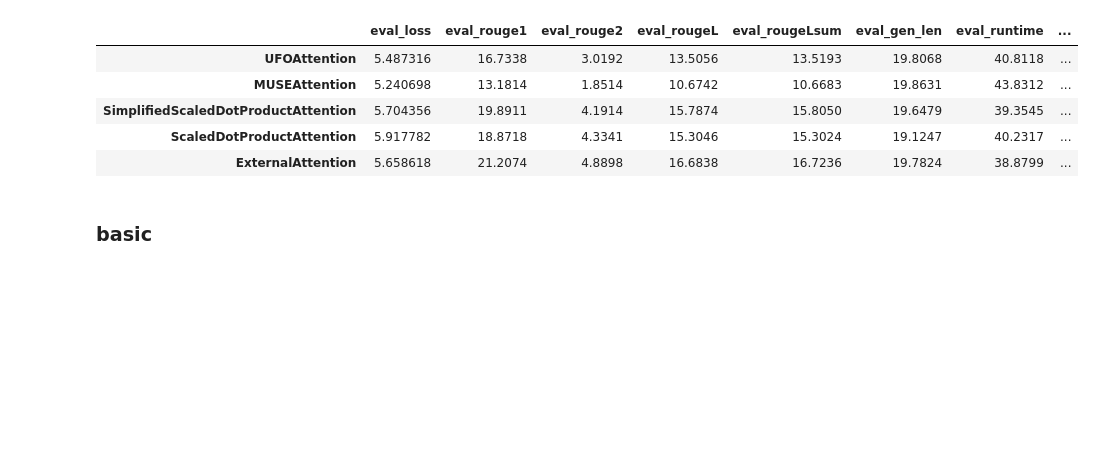
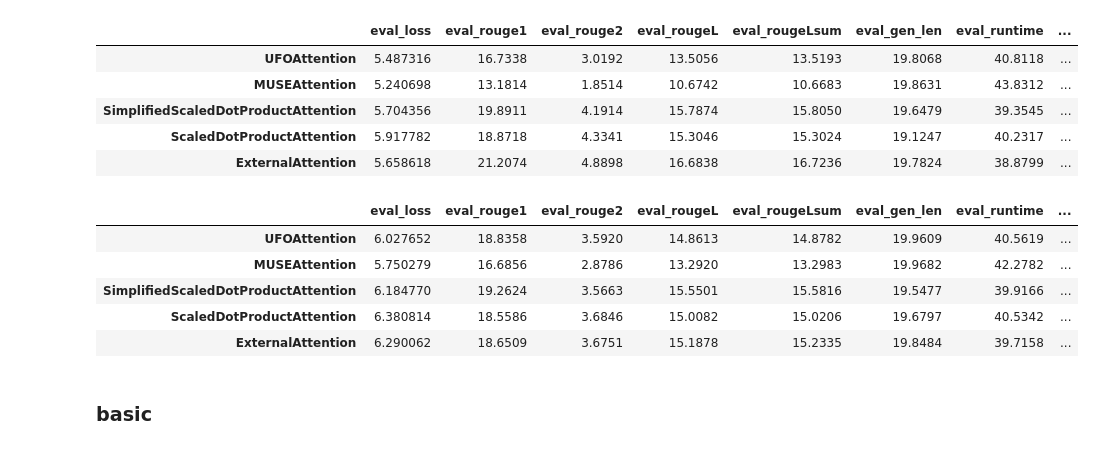
Before and after one commit to epsilon-deltta/nd-summarization, a Jupyter notebook: Fine-tuningDeepAttentions.ipynb, the cells around one changed output. Saved outputs shown, nothing was run; the diff lists cells and outputs as text; code cells hidden in the pictures; blank space fills up the shorter version.

Commit message:
2L-attn w/ 1step+2step SkipConnection

```diff
--- a/Fine-tuningDeepAttentions.ipynb
+++ b/Fine-tuningDeepAttentions.ipynb
@@ -889,6 +1004,17 @@ pd.DataFrame(evals).T
 | SimplifiedScaledDotProductAttention | 5.704356 | 19.8911 | 4.1914 | 15.7874 | 15.8050 | 19.6479 | 39.3545 | ... |
 | ScaledDotProductAttention | 5.917782 | 18.8718 | 4.3341 | 15.3046 | 15.3024 | 19.1247 | 40.2317 | ... |
 | ExternalAttention | 5.658618 | 21.2074 | 4.8898 | 16.6838 | 16.7236 | 19.7824 | 38.8799 | ... |
+# %%
+# 2 attn /w 1step2step
+import pandas as pd
+pd.DataFrame(evals).T
+# %% [output]
+|  | eval_loss | eval_rouge1 | eval_rouge2 | eval_rougeL | eval_rougeLsum | eval_gen_len | eval_runtime | ... |
+| UFOAttention | 6.027652 | 18.8358 | 3.5920 | 14.8613 | 14.8782 | 19.9609 | 40.5619 | ... |
+| MUSEAttention | 5.750279 | 16.6856 | 2.8786 | 13.2920 | 13.2983 | 19.9682 | 42.2782 | ... |
+| SimplifiedScaledDotProductAttention | 6.184770 | 19.2624 | 3.5663 | 15.5501 | 15.5816 | 19.5477 | 39.9166 | ... |
+| ScaledDotProductAttention | 6.380814 | 18.5586 | 3.6846 | 15.0082 | 15.0206 | 19.6797 | 40.5342 | ... |
+| ExternalAttention | 6.290062 | 18.6509 | 3.6751 | 15.1878 | 15.2335 | 19.8484 | 39.7158 | ... |
 # %% [markdown]
 ### basic
 # %%
```
Also changed, not shown: parts of 3 cells of this notebook, 1 other file.
